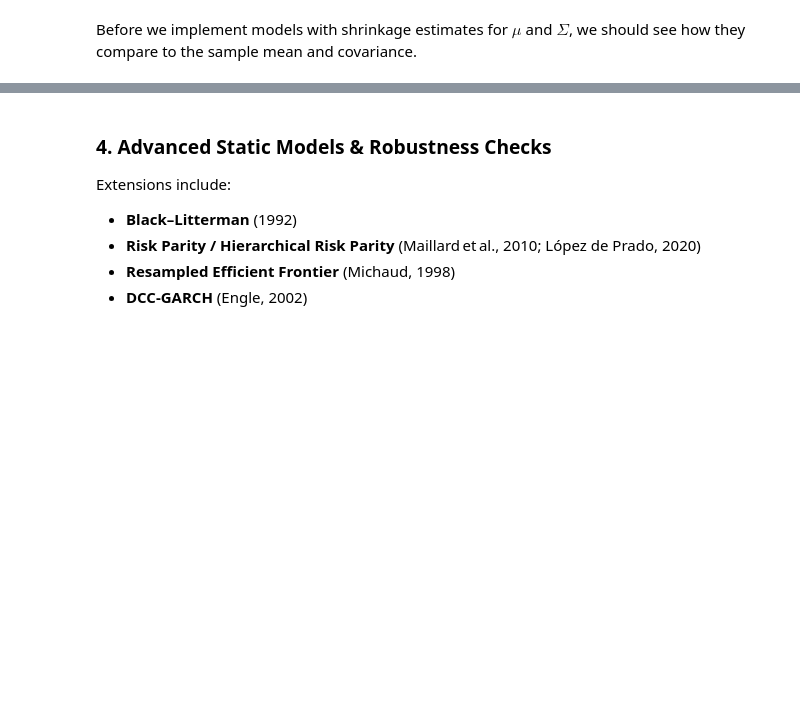
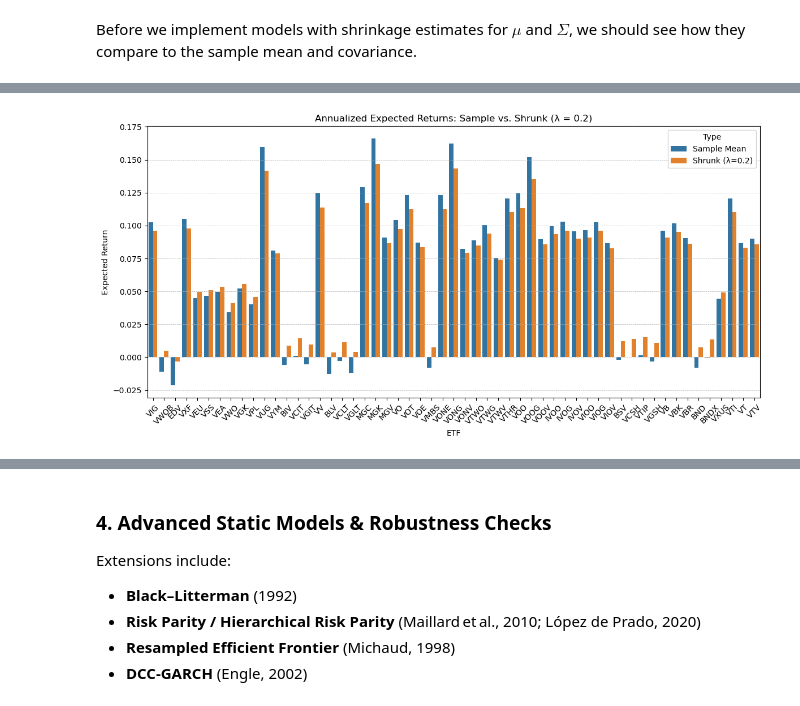
Before and after one commit to Fresearch99/etf_portfolio_optimization, a Jupyter notebook: Optimal_Portfolio_Analysis.ipynb, the cells around one changed output, grey strips where cells are left out. Cells and saved outputs as stored; diff of their text form; code cells hidden in the pictures; blank space fills up the shorter version.

```diff
--- a/Optimal_Portfolio_Analysis.ipynb
+++ b/Optimal_Portfolio_Analysis.ipynb
@@ -927,0 +976,26 @@ annual_cov_shrunk = lw.covariance_ * 12
+# %%
+lambda_small = 0.2  # small shrinkage strength
+mu_grand = np.mean(annual_mu_sample)
+annual_mu_shrunk_partial = (1 - lambda_small) * annual_mu_sample + lambda_small * mu_grand
+
+# Build DataFrame
+df_mu_partial = pd.DataFrame({
+    "ETF": etf_symbols,
+    "Sample Mean": annual_mu_sample,
+    f"Shrunk (λ={lambda_small})": annual_mu_shrunk_partial
+})
+
+# Melt to long format for plotting
+df_mu_melted = df_mu_partial.melt(id_vars="ETF", var_name="Type", value_name="Return")
+
+# Plot
+plt.figure(figsize=(12, 6))
+sns.barplot(data=df_mu_melted, x="ETF", y="Return", hue="Type")
+plt.xticks(rotation=45)
+plt.title(f"Annualized Expected Returns: Sample vs. Shrunk (λ = {lambda_small})")
+plt.ylabel("Expected Return")
+plt.grid(axis='y', linestyle='--', linewidth=0.5)
+plt.tight_layout()
+plt.show()
+# %% [output]
+[figure, added]
```
Also changed, not shown: parts of 8 cells of this notebook.
